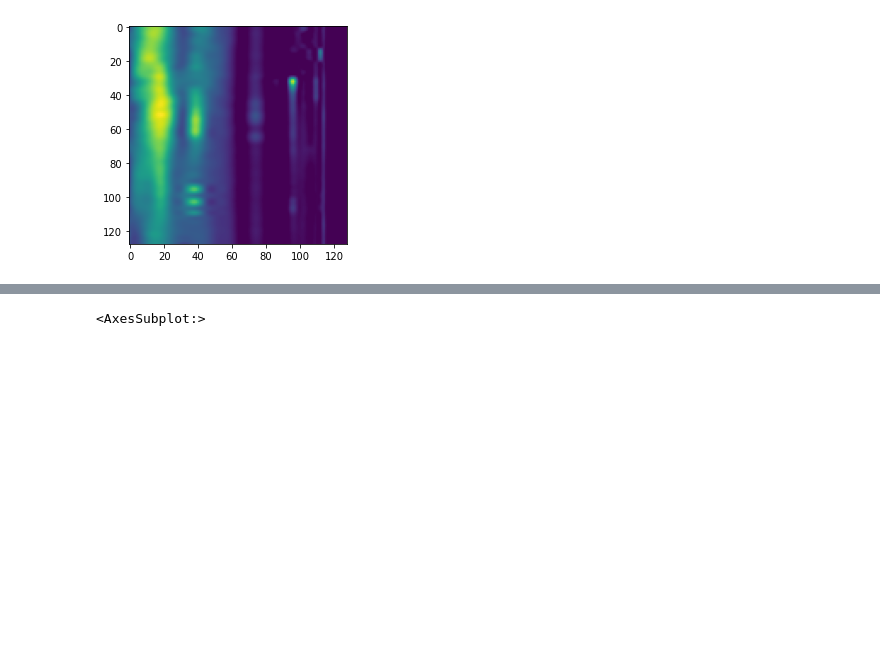
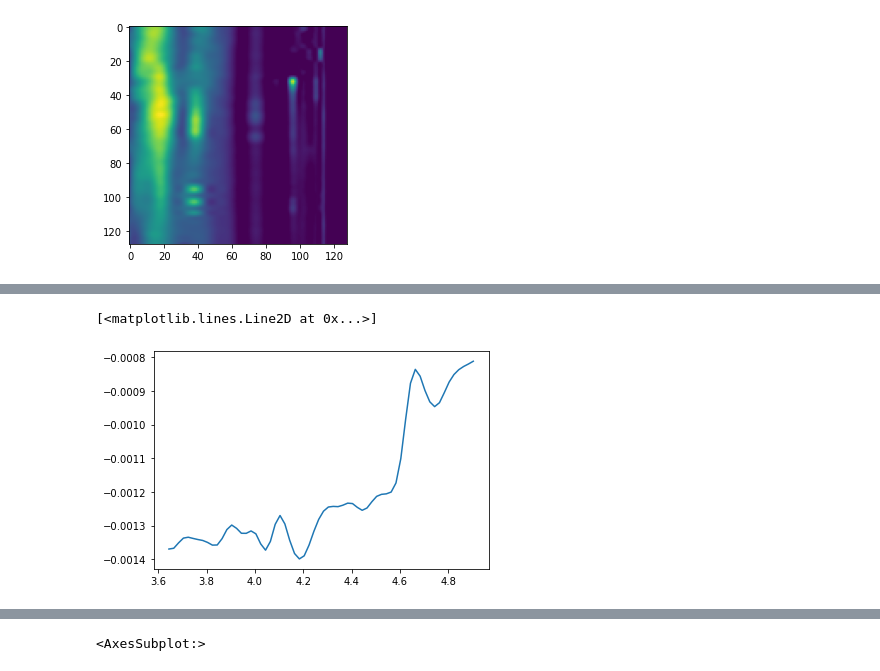
Before and after one commit to ZINZINBIN/Bayesian-Disruption-Prediction, a Jupyter notebook: analysis_dataset.ipynb, the cells around one changed output, grey strips where cells are left out. Cells and saved outputs as stored; diff of their text form; code cells hidden in the pictures; blank space fills up the shorter version.

```diff
--- a/analysis_dataset.ipynb
+++ b/analysis_dataset.ipynb
@@ -208,0 +249,5 @@ plt.imshow(te_profile[0:128,:])
+# %%
+plt.plot(time_x[0:64], lm01[0:64])
+# %% [output]
+[<matplotlib.lines.Line2D at 0x...>]
+[figure, added]
```
Also changed, not shown: parts of 7 cells of this notebook, 1 other file.
